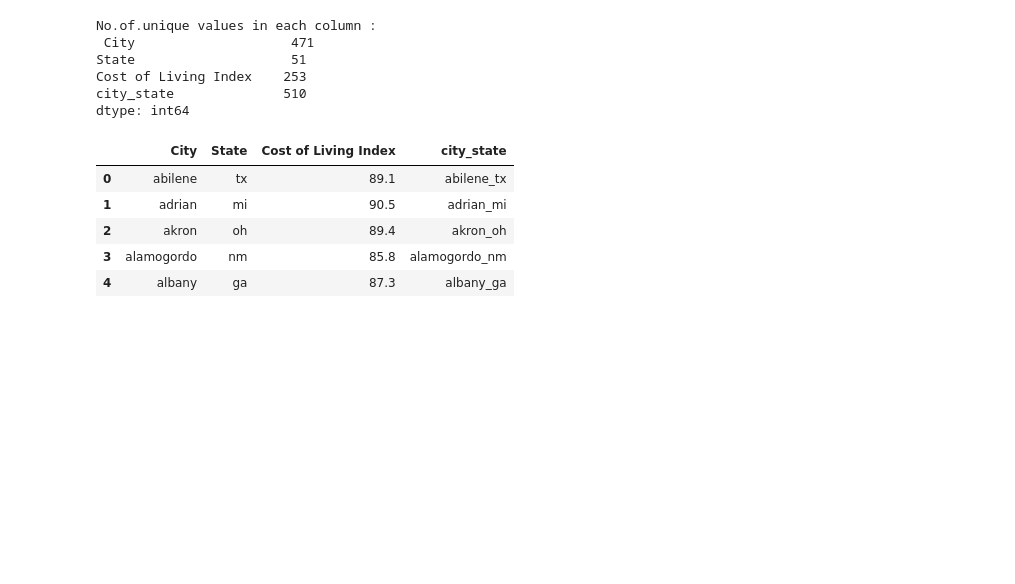
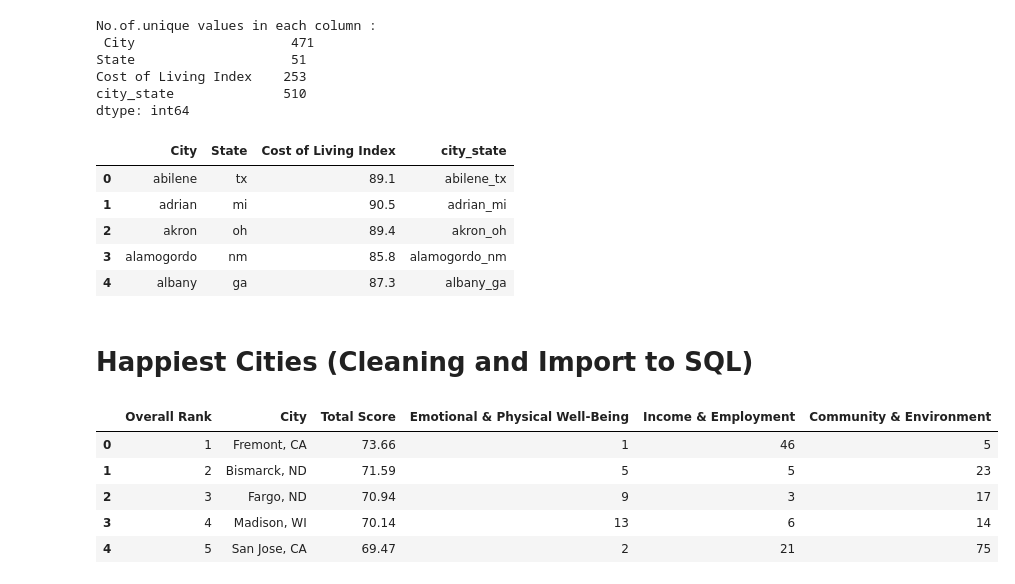
Before and after one commit to sjpozzuoli/Daves_Eagles, a Jupyter notebook: SQL Data Join/2021Tax_StringEncoder.ipynb, the cells around one changed output. Cells and saved outputs as stored; diff of their text form; code cells hidden in the pictures; blank space fills up the shorter version.

```diff
--- a/SQL Data Join/2021Tax_StringEncoder.ipynb
+++ b/SQL Data Join/2021Tax_StringEncoder.ipynb
@@ -226,3 +226,17 @@ col_index.head()
 # %%
 #Import the Cost of Living Data to SQL
 col_index.to_sql(name='col_index', con=engine)
+# %% [markdown]
+# Happiest Cities (Cleaning and Import to SQL)
+# %%
+#Import the Happiest_Cities excel file using read_excel
+file = "happiest_cities.xlsx"
+h_cities = pd.read_excel(file)
+h_cities.head()
+# %% [output]
+|  | Overall Rank | City | Total Score | Emotional & Physical Well-Being | Income & Employment | Community & Environment |
+| 0 | 1 | Fremont, CA | 73.66 | 1 | 46 | 5 |
+| 1 | 2 | Bismarck, ND | 71.59 | 5 | 5 | 23 |
+| 2 | 3 | Fargo, ND | 70.94 | 9 | 3 | 17 |
+| 3 | 4 | Madison, WI | 70.14 | 13 | 6 | 14 |
+| 4 | 5 | San Jose, CA | 69.47 | 2 | 21 | 75 |
```
Also changed, not shown: parts of 6 cells of this notebook.
